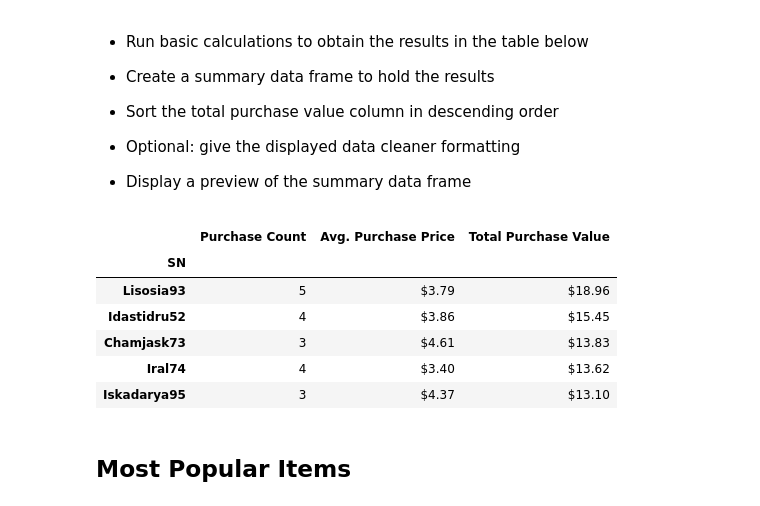
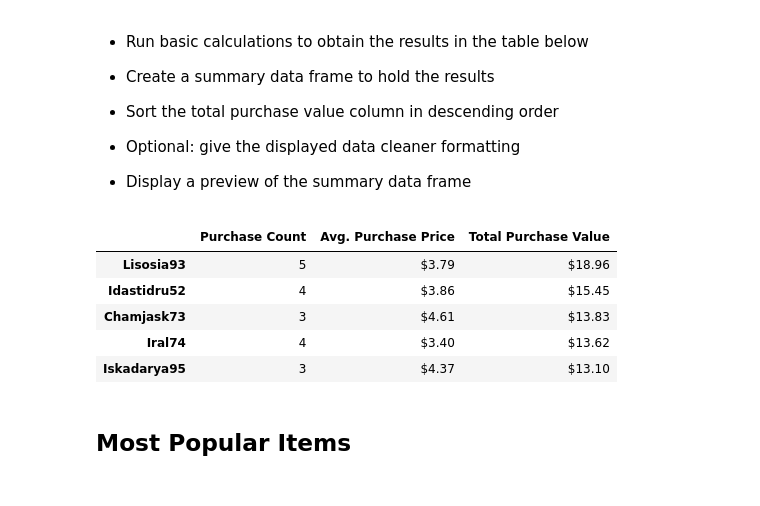
Before and after one commit to azapuchlak/Pandas-Challenge, a Jupyter notebook: HeroesOfPymoli/HeroesOfPymoli.ipynb, the cells around one changed output. Drawn from its saved outputs; the diff is of its cells as text; code cells hidden in the pictures.

```diff
--- a/HeroesOfPymoli/HeroesOfPymoli.ipynb
+++ b/HeroesOfPymoli/HeroesOfPymoli.ipynb
@@ -300,34 +304,36 @@ sn_total = demographic_group["SN"].nunique()
 #Group data by Screen Name
 spender_by_sn = purchase_data_df.groupby("SN")
 
 #Calculate Purchase Count by SN
 purchase_count_sn = spender_by_sn["Purchase ID"].count()
 
 #Calculate Avg. Purchase Price
 avg_purchase_price_sn = spender_by_sn["Price"].mean()
 
 #Calculate Total Purchase Value
 ttl_purchase_value_sn = spender_by_sn["Price"].sum()
 
 #Create a DF with new calculations
 top_spenders_df = pd.DataFrame({"Purchase Count": purchase_count_sn,
                                "Avg. Purchase Price": avg_purchase_price_sn,
                                "Total Purchase Value":ttl_purchase_value_sn})
 
 # Organize DF with Sort so that highest values appear first
 sort_topspend = top_spenders_df.sort_values(["Total Purchase Value"], ascending=False)
 
 
 #Formatting
 #-------------------------------
 #Format the floating variables into $
 pd.options.display.float_format = '${:,.2f}'.format
 
+#drop index to get rid of empty "SN" row
+sort_topspend.index.name=None
+
 #show table
 sort_topspend.head()
 # %% [output]
 |  | Purchase Count | Avg. Purchase Price | Total Purchase Value |
-| SN |  |  |  |
 | Lisosia93 | 5 | $3.79 | $18.96 |
 | Idastidru52 | 4 | $3.86 | $15.45 |
 | Chamjask73 | 3 | $4.61 | $13.83 |
```
Also changed, not shown: parts of 2 cells of this notebook.
